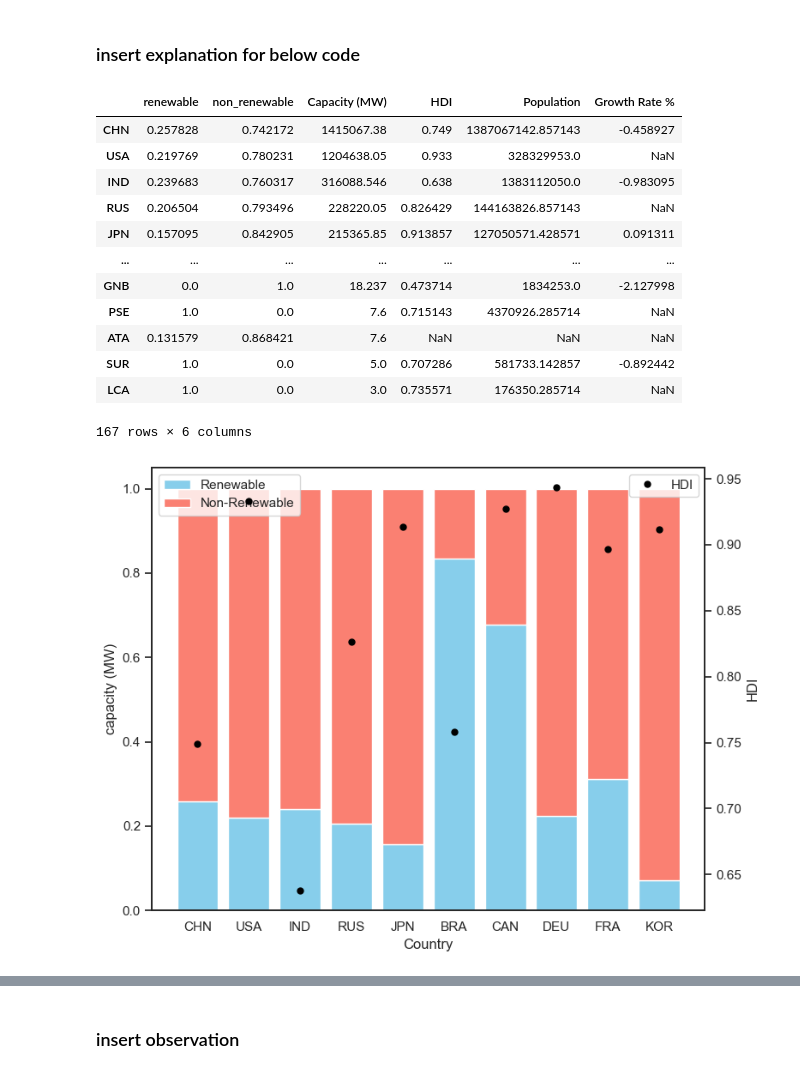
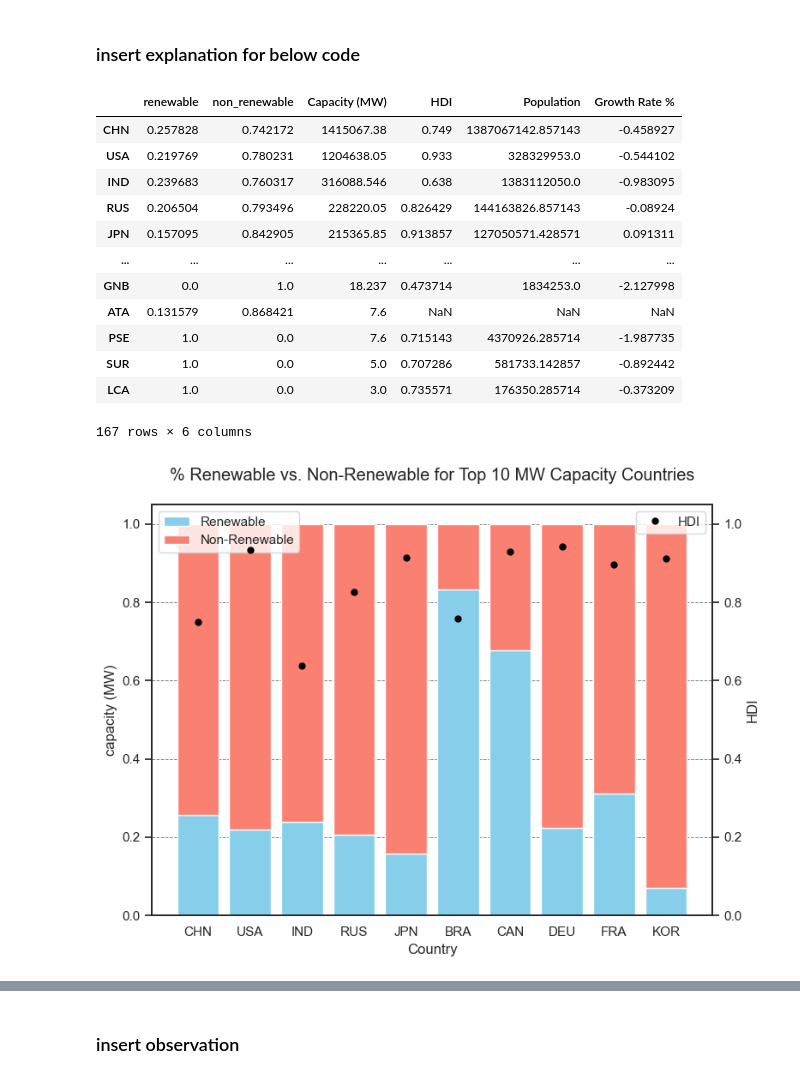
Before and after one commit to jlstjohn/coil_project, a Jupyter notebook: global_power_plant_project/gpp_final.ipynb, the cells around one changed output, grey strips where cells are left out. Saved outputs shown, nothing was run; the diff lists cells and outputs as text; code cells hidden in the pictures.

```diff
--- a/global_power_plant_project/gpp_final.ipynb
+++ b/global_power_plant_project/gpp_final.ipynb
@@ -306,7 +306,9 @@ gpp_data.head()
 # %%
 #Pull in only necessary columns from HDI data
 hdiColumns = ['iso3', 'country', 'hdi_2000', 'hdi_2009', 'hdi_2010', 'hdi_2012', 'hdi_2013',
-              'hdi_2014', 'hdi_2015', 'hdi_2016', 'hdi_2017', 'hdi_2018', 'hdi_2019']
+              'hdi_2014', 'hdi_2015', 'hdi_2016', 'hdi_2017', 'hdi_2018', 'hdi_2019', 'pop_total_2013',
+              'pop_total_2014','pop_total_2015','pop_total_2016','pop_total_2017','pop_total_2018',
+              'pop_total_2019']
 
 hdiData = pd.read_csv("HDR23-24_Composite_indices_complete_time_series.csv", usecols=hdiColumns,
                       low_memory=False, encoding='latin-1')
@@ -524,51 +539,54 @@ percent_data_hdi_full
 # %% [output]
 |  | renewable | non_renewable | Capacity (MW) | HDI | Population | Growth Rate % |
 | CHN | 0.257828 | 0.742172 | 1415067.38 | 0.749 | 1387067142.857143 | -0.458927 |
-| USA | 0.219769 | 0.780231 | 1204638.05 | 0.933 | 328329953.0 | NaN |
+| USA | 0.219769 | 0.780231 | 1204638.05 | 0.933 | 328329953.0 | -0.544102 |
 | IND | 0.239683 | 0.760317 | 316088.546 | 0.638 | 1383112050.0 | -0.983095 |
-| RUS | 0.206504 | 0.793496 | 228220.05 | 0.826429 | 144163826.857143 | NaN |
+| RUS | 0.206504 | 0.793496 | 228220.05 | 0.826429 | 144163826.857143 | -0.08924 |
 | JPN | 0.157095 | 0.842905 | 215365.85 | 0.913857 | 127050571.428571 | 0.091311 |
 | ... | ... | ... | ... | ... | ... | ... |
 | GNB | 0.0 | 1.0 | 18.237 | 0.473714 | 1834253.0 | -2.127998 |
-| PSE | 1.0 | 0.0 | 7.6 | 0.715143 | 4370926.285714 | NaN |
 | ATA | 0.131579 | 0.868421 | 7.6 | NaN | NaN | NaN |
+| PSE | 1.0 | 0.0 | 7.6 | 0.715143 | 4370926.285714 | -1.987735 |
 | SUR | 1.0 | 0.0 | 5.0 | 0.707286 | 581733.142857 | -0.892442 |
-| LCA | 1.0 | 0.0 | 3.0 | 0.735571 | 176350.285714 | NaN |
+| LCA | 1.0 | 0.0 | 3.0 | 0.735571 | 176350.285714 | -0.373209 |
 167 rows × 6 columns
 # %%
 pastel_palette = sns.color_palette("pastel")
 
-percent_data_hdi = percent_data_hdi_full[:10]
+top_percent_data_hdi = percent_data_hdi_full[:10]
 # Extract data for plotting
 sns.set_style('white')
 # sns.set_color_codes()
-countries = percent_data_hdi.index
-renewable = percent_data_hdi['renewable']
-non_renewable = percent_data_hdi['non_renewable']
-hdi = percent_data_hdi['HDI']
+countries = top_percent_data_hdi.index
+renewable = top_percent_data_hdi['renewable']
+non_renewable = top_percent_data_hdi['non_renewable']
+hdi = top_percent_data_hdi['HDI']
 
 # Create stacked bar chart
 fig, ax1 = plt.subplots(figsize=(8, 6))
 
 ax1.bar(countries, renewable, label='Renewable', color='skyblue')
 ax1.bar(countries, non_renewable, bottom=renewable, label='Non-Renewable', color='salmon')
 
 # Overlay HDI as points
 ax2 = ax1.twinx()
 ax2.plot(countries, hdi, marker='o', linestyle='', markersize=5, label='HDI', color='black')
 
 # Set labels and legend
 ax1.set_xlabel('Country')
 ax1.set_ylabel('capacity (MW)')
 ax2.set_ylabel('HDI')
 ax1.legend(loc='upper left')
 ax2.legend(loc='upper right')
-
+ax2.set_ylim(0,1.05)
+ax2.set_yticks([0,0.2,0.4,0.6,0.8,1])
+ax1.grid(True, linestyle='--', color='gray', linewidth=0.7, axis='y')
 # Rotate x-axis labels for better readability
 plt.xticks(rotation=90)
 
 # Show plot
+plt.suptitle("% Renewable vs. Non-Renewable for Top 10 MW Capacity Countries")
 plt.tight_layout()
 plt.show()
 # %% [output]
-[figure, old version]
+[figure, new version]
```
Also changed, not shown: parts of 8 cells of this notebook.
